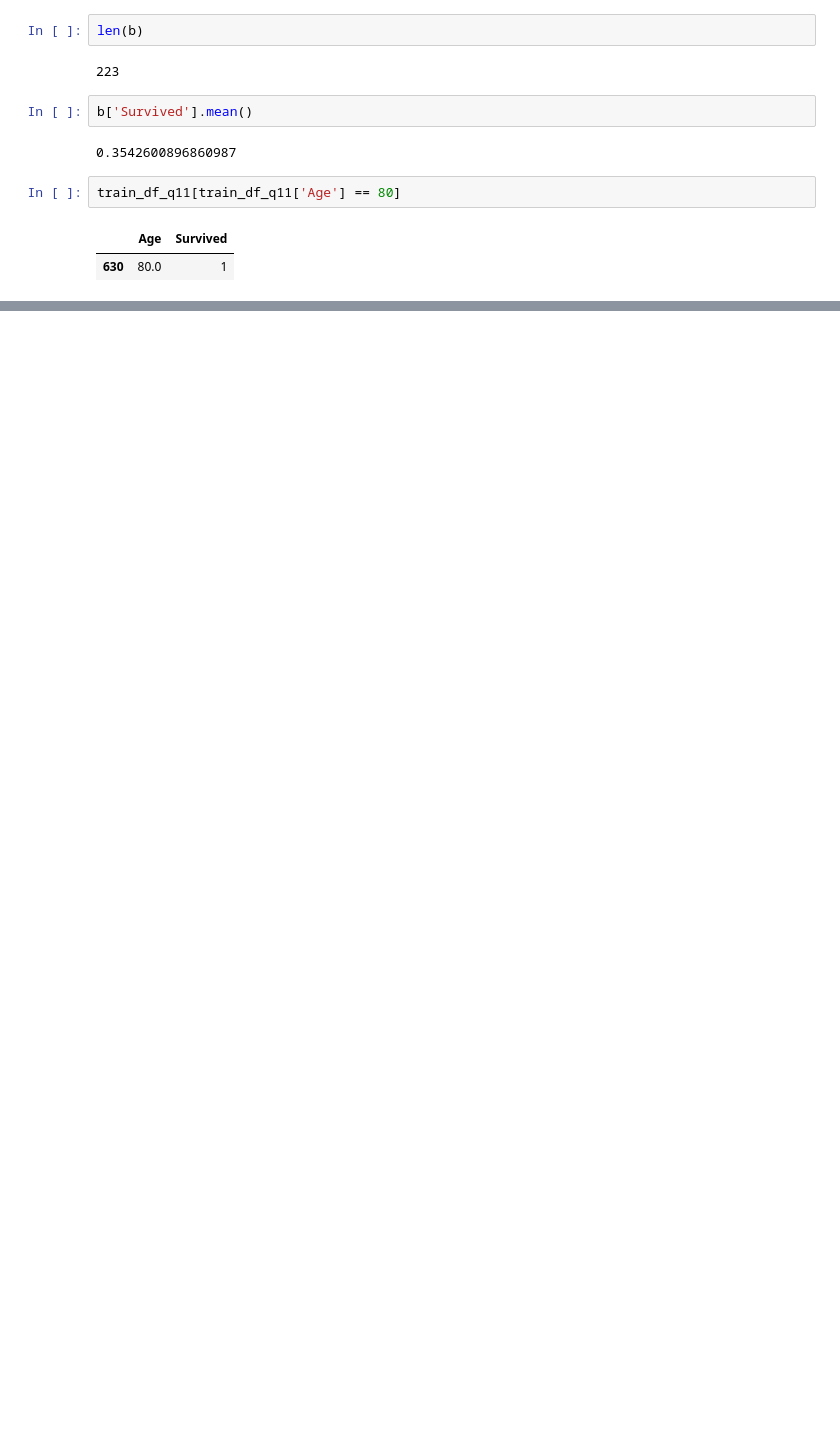
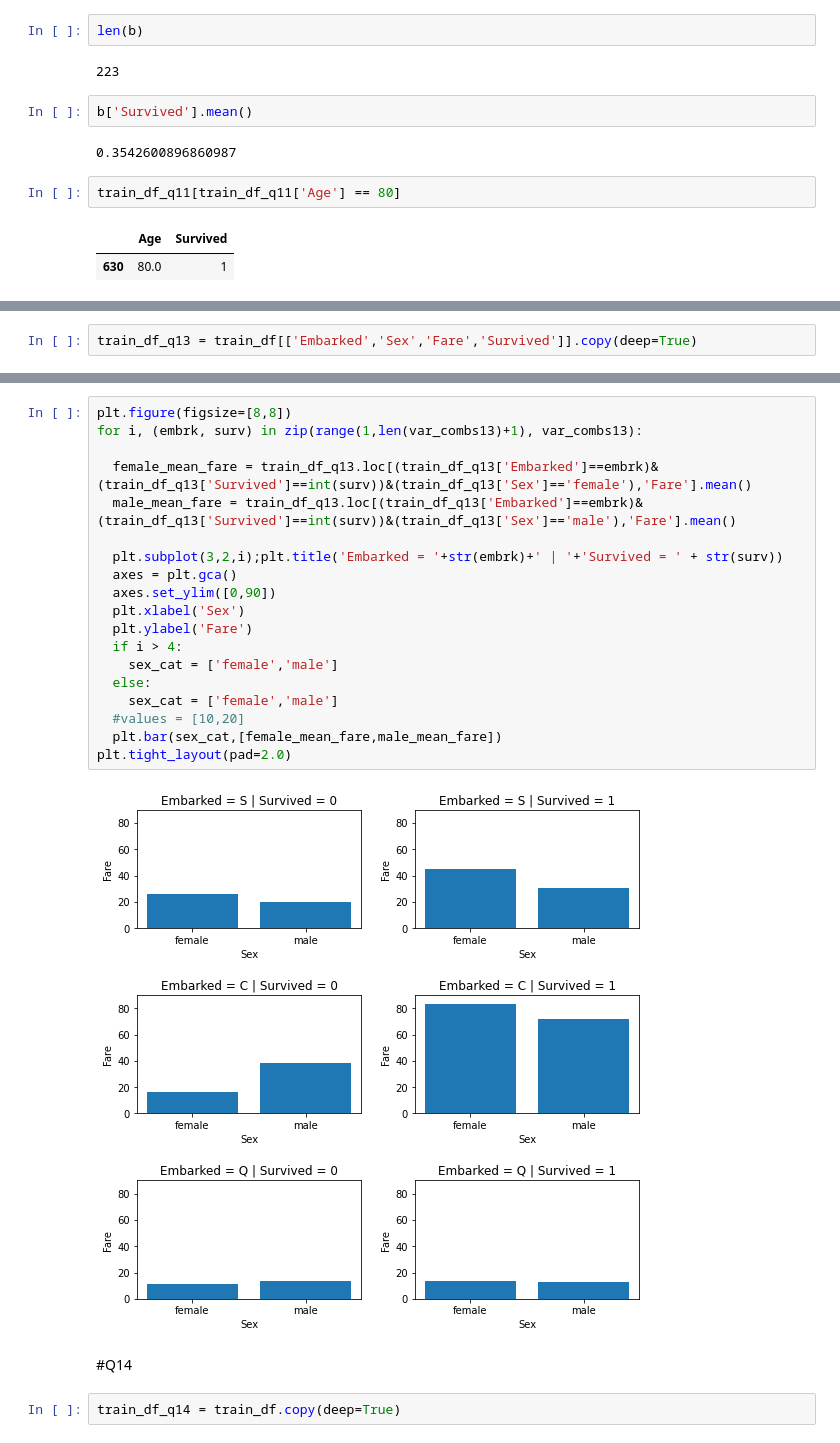
Before and after one commit to NatnaelTDaba/CAP5610, a Jupyter notebook: CAP5610_hw1_answers.ipynb, the cells around one changed output, grey strips where cells are left out. Drawn from its saved outputs; the diff is of its cells as text; blank space fills up the shorter version.

```diff
--- a/CAP5610_hw1_answers.ipynb
+++ b/CAP5610_hw1_answers.ipynb
@@ -227,0 +262,2 @@ train_df_q11[train_df_q11['Age'] == 80]
+# %%
+train_df_q13 = train_df[['Embarked','Sex','Fare','Survived']].copy(deep=True)
@@ -227,0 +276,25 @@ train_df_q11[train_df_q11['Age'] == 80]
+# %%
+plt.figure(figsize=[8,8])
+for i, (embrk, surv) in zip(range(1,len(var_combs13)+1), var_combs13):
+
+  female_mean_fare = train_df_q13.loc[(train_df_q13['Embarked']==embrk)&(train_df_q13['Survived']==int(surv))&(train_df_q13['Sex']=='female'),'Fare'].mean()
+  male_mean_fare = train_df_q13.loc[(train_df_q13['Embarked']==embrk)&(train_df_q13['Survived']==int(surv))&(train_df_q13['Sex']=='male'),'Fare'].mean()
+
+  plt.subplot(3,2,i);plt.title('Embarked = '+str(embrk)+' | '+'Survived = ' + str(surv))
+  axes = plt.gca()
+  axes.set_ylim([0,90])
+  plt.xlabel('Sex')
+  plt.ylabel('Fare')
+  if i > 4:
+    sex_cat = ['female','male']
+  else:
+    sex_cat = ['female','male']
+  #values = [10,20]
+  plt.bar(sex_cat,[female_mean_fare,male_mean_fare])
+plt.tight_layout(pad=2.0)
+# %% [output]
+[figure, added]
+# %% [markdown]
+#Q14
+# %%
+train_df_q14 = train_df.copy(deep=True)
```
Also changed, not shown: parts of 28 cells of this notebook.
